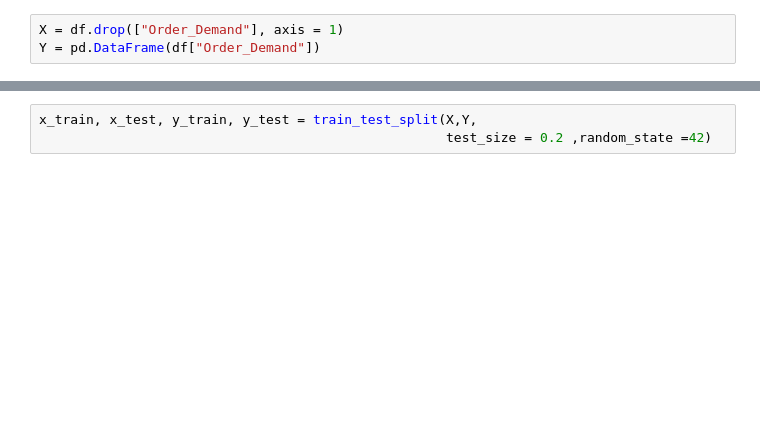
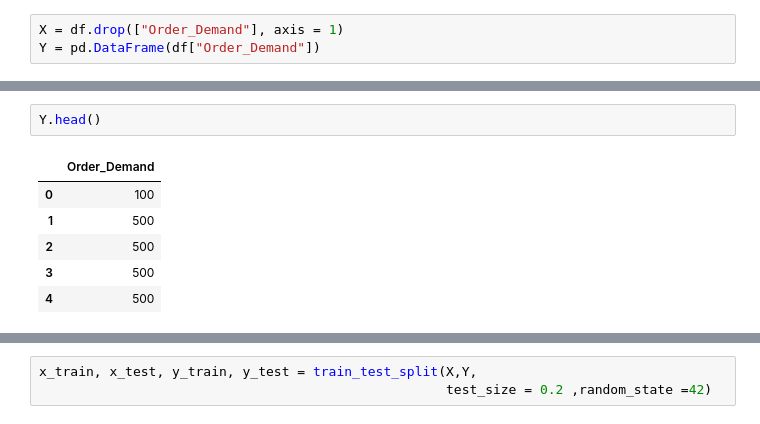
Before and after one commit to AlirezaHosseinii/ForecastsForProductDemand, a Jupyter notebook: forecastsforproductdemand.ipynb, the cells around one changed output, grey strips where cells are left out. Drawn from its saved outputs; the diff is of its cells as text; blank space fills up the shorter version.

```diff
--- a/forecastsforproductdemand.ipynb
+++ b/forecastsforproductdemand.ipynb
@@ -42,2 +133,11 @@ Y = pd.DataFrame(df["Order_Demand"])
+# %%
+Y.head()
+# %% [output]
+|  | Order_Demand |
+| 0 | 100 |
+| 1 | 500 |
+| 2 | 500 |
+| 3 | 500 |
+| 4 | 500 |
 # %%
 df["Warehouse"].describe()
```
Also changed, not shown: parts of 21 cells of this notebook.
